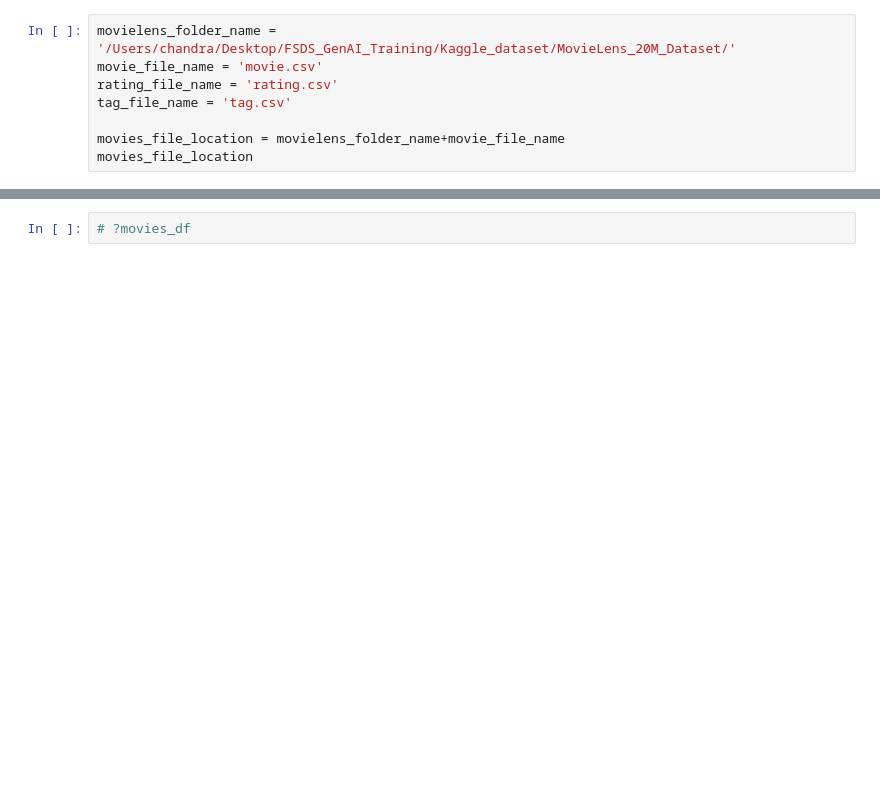
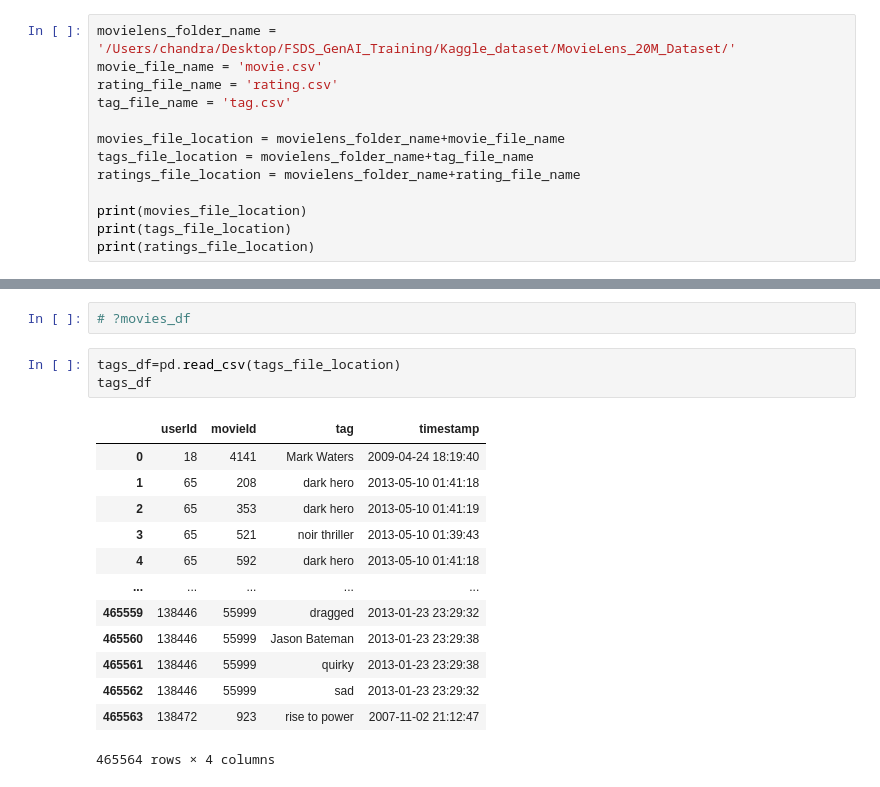
Before and after one commit to jayacpc9/FSDS_Classes, a Jupyter notebook: Python_Workspace/Notebook/BasicCoding_python_kaggle_intro_05272016 copy.ipynb, the cells around one changed output, grey strips where cells are left out. Saved outputs shown, nothing was run; the diff lists cells and outputs as text; blank space fills up the shorter version.

```diff
--- a/Python_Workspace/Notebook/BasicCoding_python_Pandas_3_05272016.ipynb
+++ b/Python_Workspace/Notebook/BasicCoding_python_kaggle_intro_05272016 copy.ipynb
@@ -56,5 +59,10 @@ rating_file_name = 'rating.csv'
 tag_file_name = 'tag.csv'
 
 movies_file_location = movielens_folder_name+movie_file_name
-movies_file_location
+tags_file_location = movielens_folder_name+tag_file_name
+ratings_file_location = movielens_folder_name+rating_file_name
+
+print(movies_file_location)
+print(tags_file_location)
+print(ratings_file_location)
 # %% [output]
@@ -85,2 +115,19 @@ Index(['movieId', 'title', 'genres'], dtype='object')
 # %%
 # ?movies_df
+# %%
+tags_df=pd.read_csv(tags_file_location)
+tags_df
+# %% [output]
+|  | userId | movieId | tag | timestamp |
+| 0 | 18 | 4141 | Mark Waters | 2009-04-24 18:19:40 |
+| 1 | 65 | 208 | dark hero | 2013-05-10 01:41:18 |
+| 2 | 65 | 353 | dark hero | 2013-05-10 01:41:19 |
+| 3 | 65 | 521 | noir thriller | 2013-05-10 01:39:43 |
+| 4 | 65 | 592 | dark hero | 2013-05-10 01:41:18 |
+| ... | ... | ... | ... | ... |
+| 465559 | 138446 | 55999 | dragged | 2013-01-23 23:29:32 |
+| 465560 | 138446 | 55999 | Jason Bateman | 2013-01-23 23:29:38 |
+| 465561 | 138446 | 55999 | quirky | 2013-01-23 23:29:38 |
+| 465562 | 138446 | 55999 | sad | 2013-01-23 23:29:32 |
+| 465563 | 138472 | 923 | rise to power | 2007-11-02 21:12:47 |
+465564 rows × 4 columns
```
Also changed, not shown: parts of 8 cells of this notebook, 1 other file.
